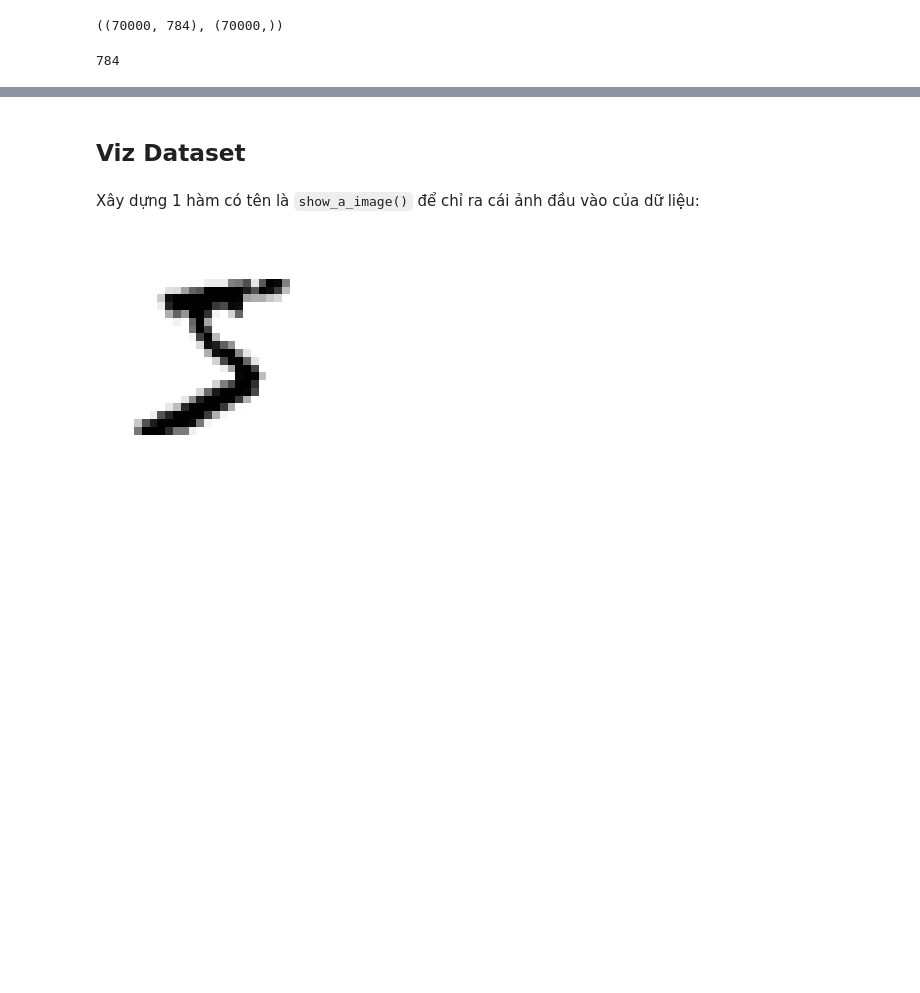
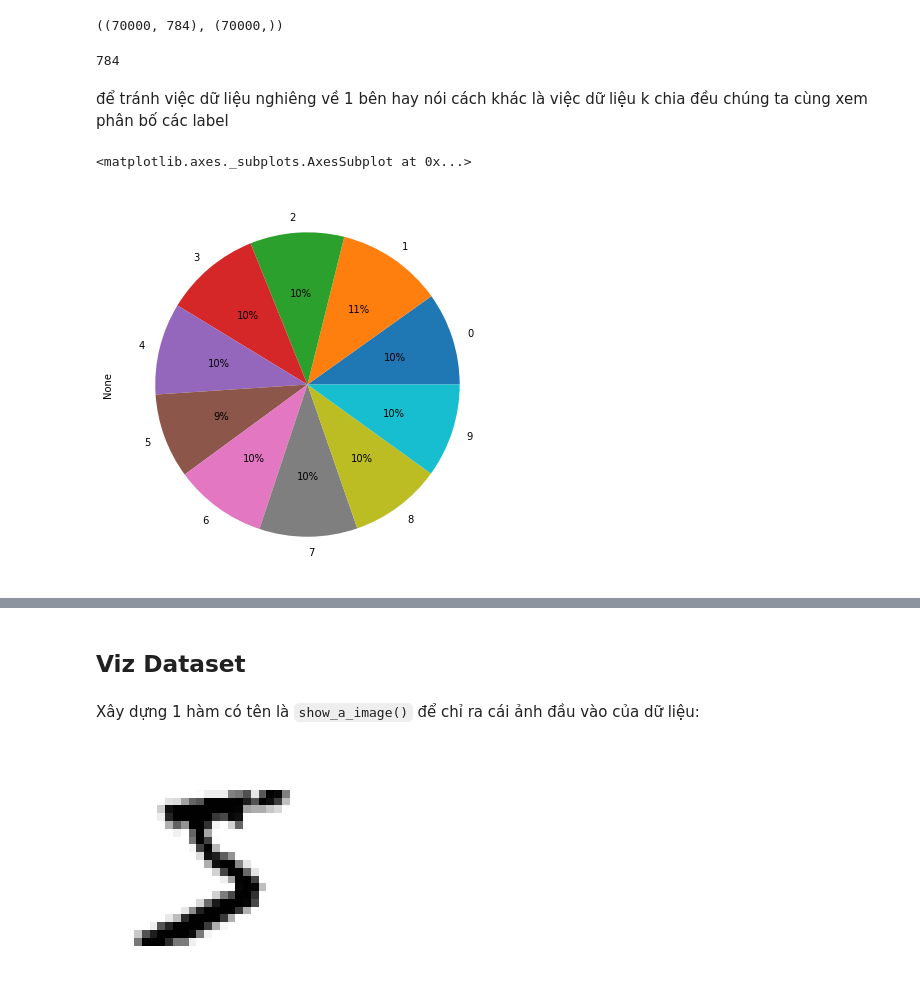
Before and after one commit to Thuoq/Machine-Learning-Basic, a Jupyter notebook: Endgame_ML_K1N2.ipynb, the cells around one changed output, grey strips where cells are left out. Drawn from its saved outputs; the diff is of its cells as text; code cells hidden in the pictures; blank space fills up the shorter version.

Commit message:
add check count percent data label

```diff
--- a/Endgame_ML_K1N2.ipynb
+++ b/Endgame_ML_K1N2.ipynb
@@ -31,3 +31,10 @@ X.shape,y.shape
 X.shape[1]
 # %% [output]
 784
+# %% [markdown]
+để tránh việc dữ liệu nghiêng về 1 bên hay nói cách khác là việc dữ liệu k chia đều chúng ta cùng xem phân bố các label
+# %%
+(pd.DataFrame(y.astype(np.uint8)).groupby([0]).size()).plot.pie(figsize=(11,7),autopct='%1.0f%%')
+# %% [output]
+<matplotlib.axes._subplots.AxesSubplot at 0x...>
+[figure, added]
```
Also changed, not shown: parts of 5 cells of this notebook.
